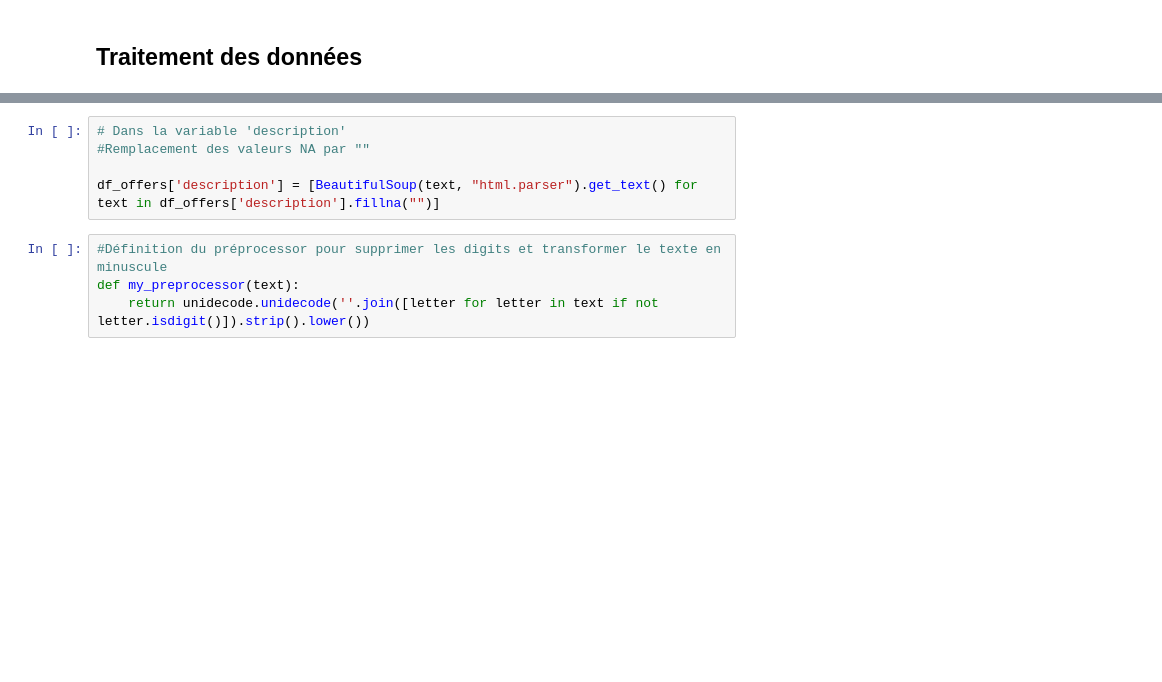
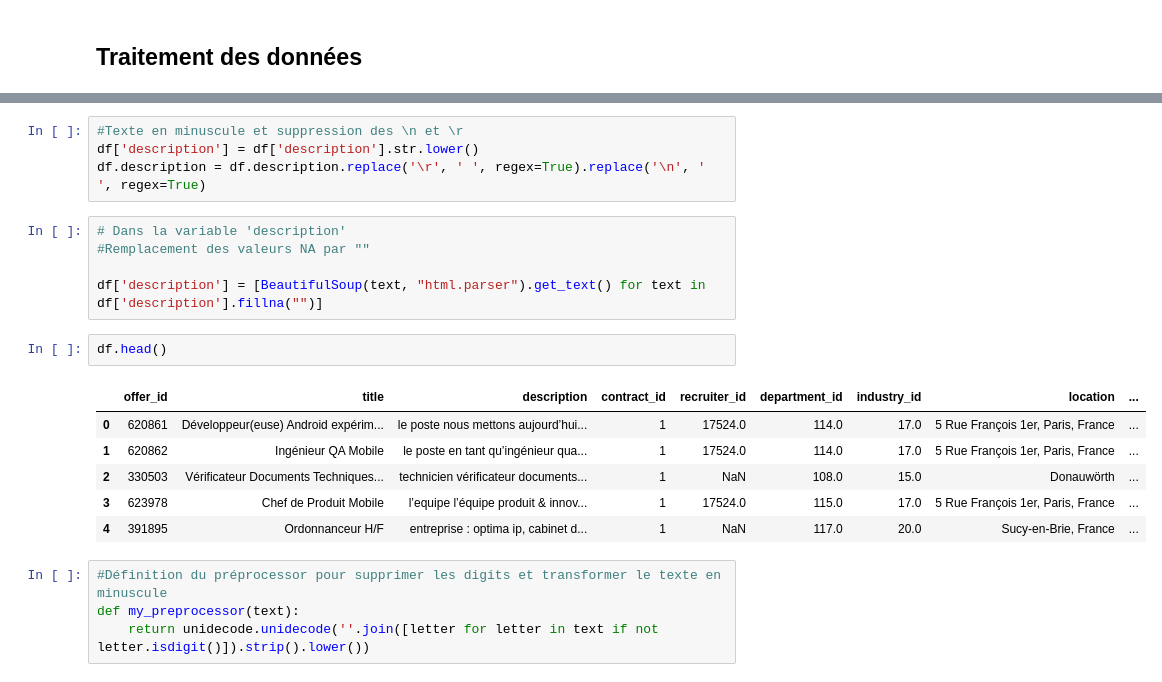
Before and after one commit to Esiee-Leboncoin/moderation, a Jupyter notebook: notebooks/Improved_Reg_log.ipynb, the cells around one changed output, grey strips where cells are left out. Drawn from its saved outputs; the diff is of its cells as text; blank space fills up the shorter version.

```diff
--- a/notebooks/Improved_Reg_log.ipynb
+++ b/notebooks/Improved_Reg_log.ipynb
@@ -46,8 +43,21 @@ Name: contract_id, dtype: int64
+# %%
+#Texte en minuscule et suppression des \n et \r
+df['description'] = df['description'].str.lower()
+df.description = df.description.replace('\r', ' ', regex=True).replace('\n', ' ', regex=True)
 # %%
 # Dans la variable 'description'
 #Remplacement des valeurs NA par ""
 
-df_offers['description'] = [BeautifulSoup(text, "html.parser").get_text() for text in df_offers['description'].fillna("")]
+df['description'] = [BeautifulSoup(text, "html.parser").get_text() for text in df['description'].fillna("")]
+# %%
+df.head()
+# %% [output]
+|  | offer_id | title | description | contract_id | recruiter_id | department_id | industry_id | location | ... |
+| 0 | 620861 | Développeur(euse) Android expérim... | le poste nous mettons aujourd’hui... | 1 | 17524.0 | 114.0 | 17.0 | 5 Rue François 1er, Paris, France | ... |
+| 1 | 620862 | Ingénieur QA Mobile | le poste en tant qu’ingénieur qua... | 1 | 17524.0 | 114.0 | 17.0 | 5 Rue François 1er, Paris, France | ... |
+| 2 | 330503 | Vérificateur Documents Techniques... | technicien vérificateur documents... | 1 | NaN | 108.0 | 15.0 | Donauwörth | ... |
+| 3 | 623978 | Chef de Produit Mobile | l’equipe l’équipe produit & innov... | 1 | 17524.0 | 115.0 | 17.0 | 5 Rue François 1er, Paris, France | ... |
+| 4 | 391895 | Ordonnanceur H/F | entreprise : optima ip, cabinet d... | 1 | NaN | 117.0 | 20.0 | Sucy-en-Brie, France | ... |
 # %%
 #Définition du préprocessor pour supprimer les digits et transformer le texte en minuscule
 def my_preprocessor(text):
```
Also changed, not shown: parts of 26 cells of this notebook, 2 other files.
